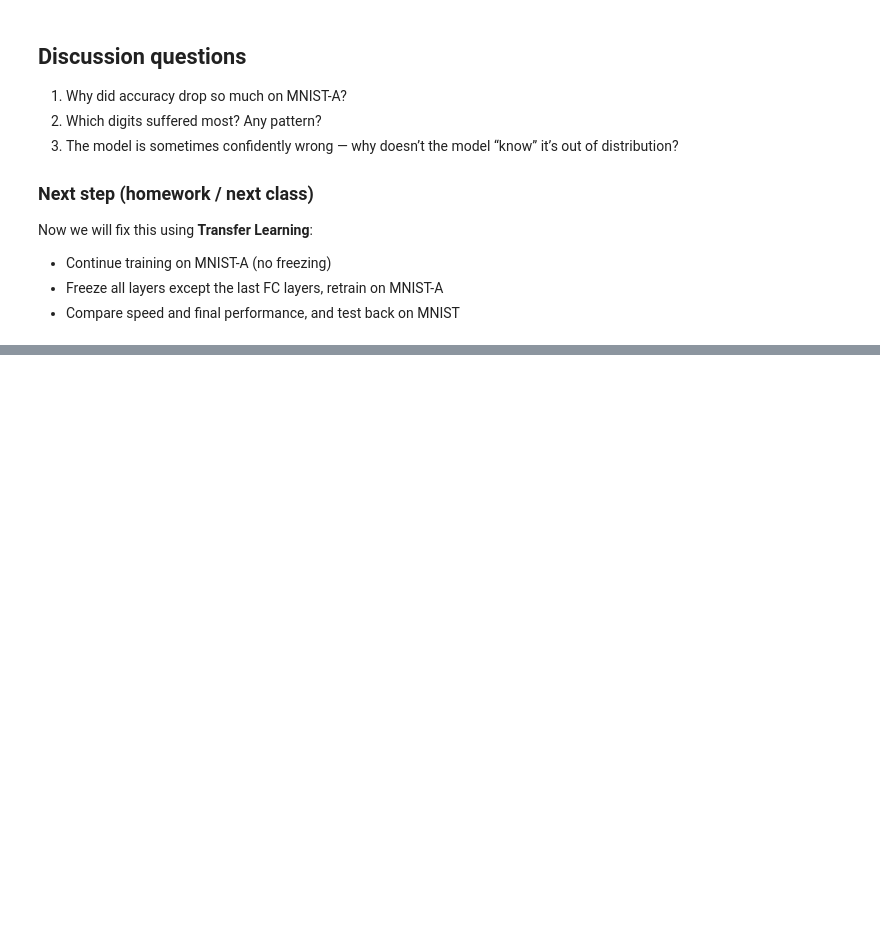
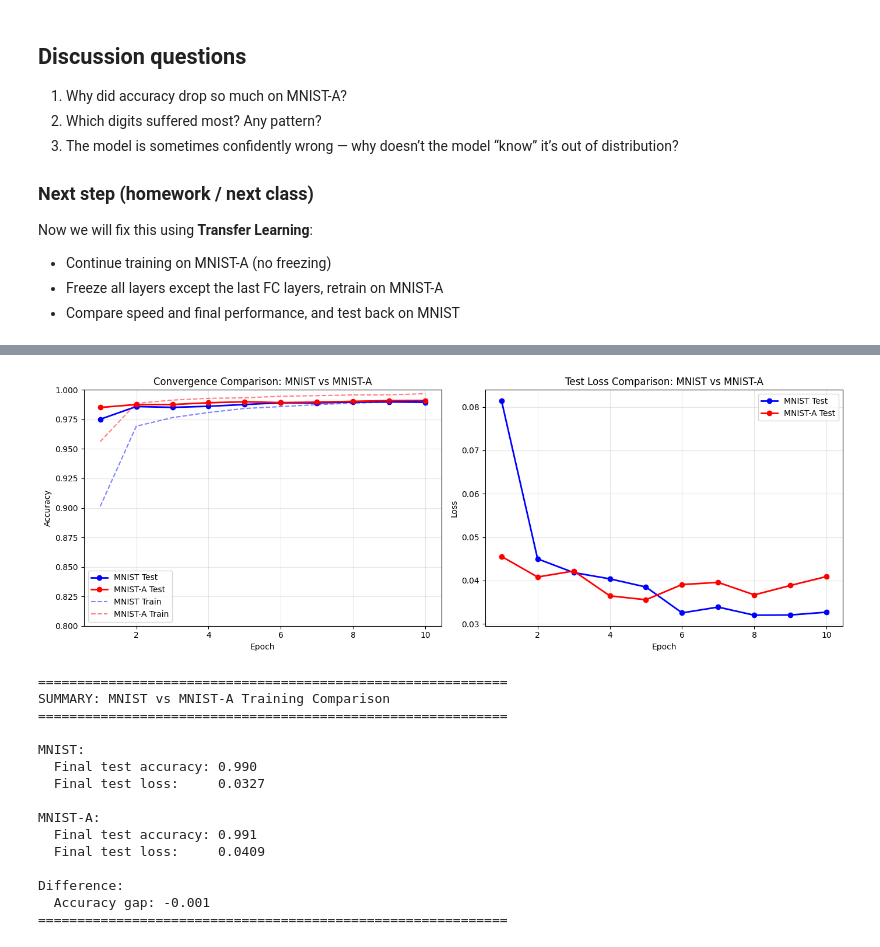
Before and after one commit to InSuperposition/data_science_container, a Jupyter notebook: notebook/exercise_8/mnist_arab_letters.ipynb, the cells around one changed output, grey strips where cells are left out. Saved outputs shown, nothing was run; the diff lists cells and outputs as text; code cells hidden in the pictures; blank space fills up the shorter version.

```diff
--- a/notebook/exercise_8/mnist_arab_letters.ipynb
+++ b/notebook/exercise_8/mnist_arab_letters.ipynb
@@ -384,0 +740,62 @@ Now we will fix this using **Transfer Learning**:
+# %%
+# Comparison plot: MNIST vs MNIST-A training
+fig, axes = plt.subplots(1, 2, figsize=(14, 5))
+
+epochs = [h['epoch'] for h in mnist_history]
+
+# Accuracy comparison
+axes[0].plot(epochs, [h['test_acc'] for h in mnist_history], 'b-o', label='MNIST Test', linewidth=2)
+axes[0].plot(epochs, [h['test_acc'] for h in mnista_history], 'r-o', label='MNIST-A Test', linewidth=2)
+axes[0].plot(epochs, [h['train_acc'] for h in mnist_history], 'b--', alpha=0.5, label='MNIST Train')
+axes[0].plot(epochs, [h['train_acc'] for h in mnista_history], 'r--', alpha=0.5, label='MNIST-A Train')
+axes[0].set_xlabel('Epoch')
+axes[0].set_ylabel('Accuracy')
+axes[0].set_title('Convergence Comparison: MNIST vs MNIST-A')
+axes[0].legend()
+axes[0].grid(True, alpha=0.3)
+axes[0].set_ylim([0.8, 1.0])
+
+# Loss comparison
+axes[1].plot(epochs, [h['test_loss'] for h in mnist_history], 'b-o', label='MNIST Test', linewidth=2)
+axes[1].plot(epochs, [h['test_loss'] for h in mnista_history], 'r-o', label='MNIST-A Test', linewidth=2)
+axes[1].set_xlabel('Epoch')
+axes[1].set_ylabel('Loss')
+axes[1].set_title('Test Loss Comparison: MNIST vs MNIST-A')
+axes[1].legend()
+axes[1].grid(True, alpha=0.3)
+
+plt.tight_layout()
+plt.show()
+
+# Summary comparison
+print("\n" + "="*60)
+print("SUMMARY: MNIST vs MNIST-A Training Comparison")
+print("="*60)
+print("\nMNIST:")
+print(f"  Final test accuracy: {mnist_history[-1]['test_acc']:.3f}")
+print(f"  Final test loss:     {mnist_history[-1]['test_loss']:.4f}")
+
+print("\nMNIST-A:")
+print(f"  Final test accuracy: {mnista_history[-1]['test_acc']:.3f}")
+print(f"  Final test loss:     {mnista_history[-1]['test_loss']:.4f}")
+
+print("\nDifference:")
+print(f"  Accuracy gap: {mnist_history[-1]['test_acc'] - mnista_history[-1]['test_acc']:.3f}")
+print("="*60)
+# %% [output]
+[figure, added]
+============================================================
+SUMMARY: MNIST vs MNIST-A Training Comparison
+============================================================
+
+MNIST:
+  Final test accuracy: 0.990
+  Final test loss:     0.0327
+
+MNIST-A:
+  Final test accuracy: 0.991
+  Final test loss:     0.0409
+
+Difference:
+  Accuracy gap: -0.001
+============================================================
```
Also changed, not shown: parts of 18 cells of this notebook, 2 other files.
